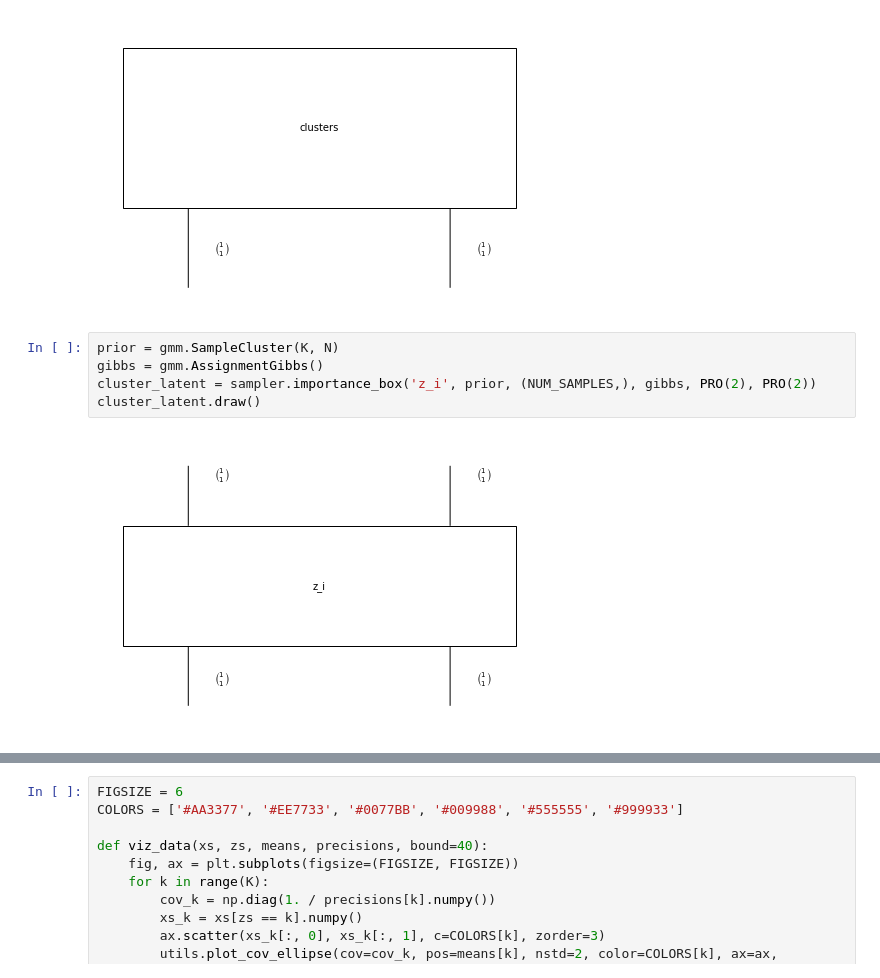
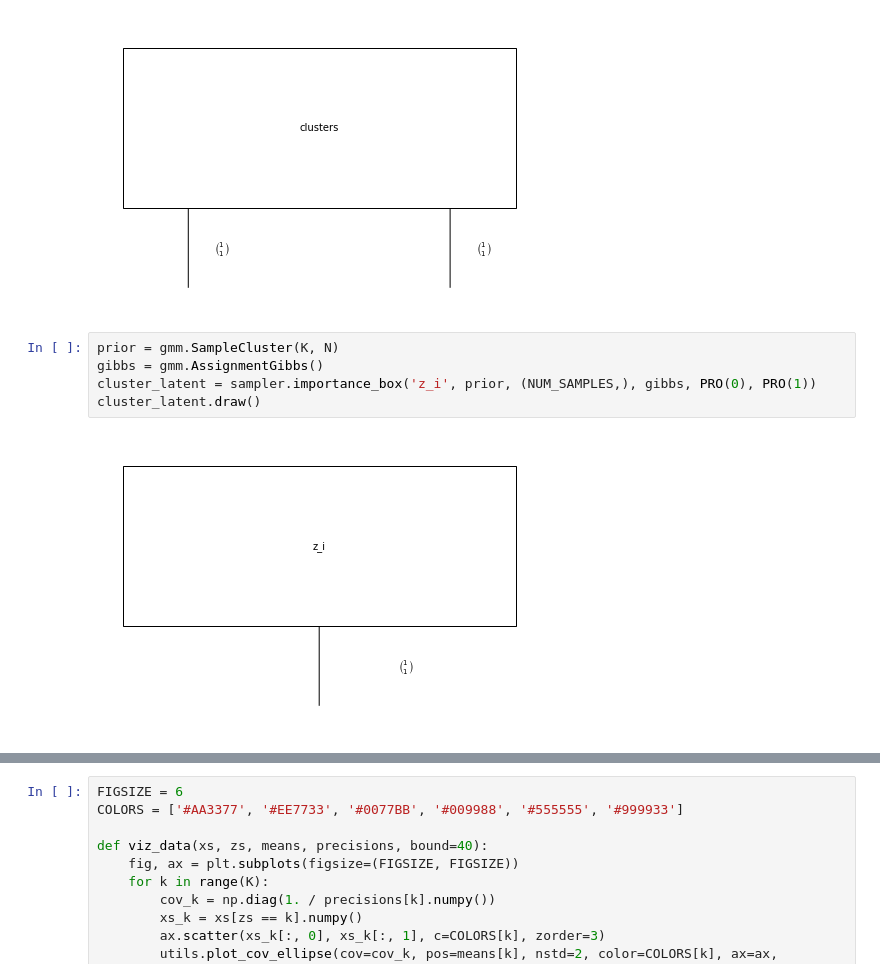
Before and after one commit to esennesh/combinators, a Jupyter notebook: examples/gmm/gmm.ipynb, the cells around one changed output, grey strips where cells are left out. Drawn from its saved outputs; the diff is of its cells as text.

```diff
--- a/examples/gmm/gmm.ipynb
+++ b/examples/gmm/gmm.ipynb
@@ -32,10 +32,10 @@ clusters_prior.draw()
 # %%
 prior = gmm.SampleCluster(K, N)
 gibbs = gmm.AssignmentGibbs()
-cluster_latent = sampler.importance_box('z_i', prior, (NUM_SAMPLES,), gibbs, PRO(2), PRO(2))
+cluster_latent = sampler.importance_box('z_i', prior, (NUM_SAMPLES,), gibbs, PRO(0), PRO(1))
 cluster_latent.draw()
 # %% [output]
-[figure, old version]
+[figure, new version]
 # %%
 likelihood = gmm.SamplePoint()
 gibbs = gmm.ObservationGibbs()
```
Also changed, not shown: parts of 8 cells of this notebook.
